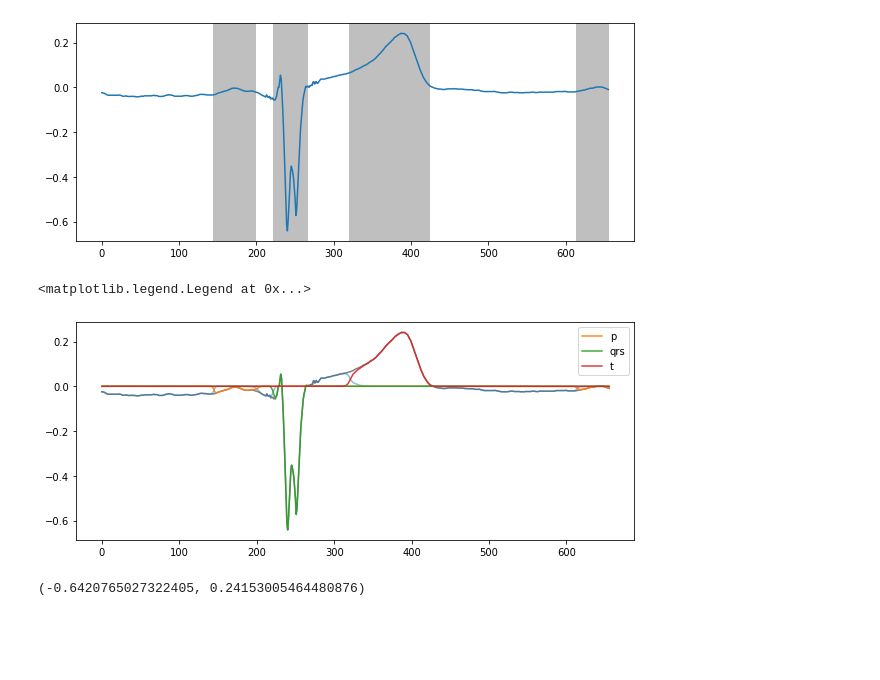
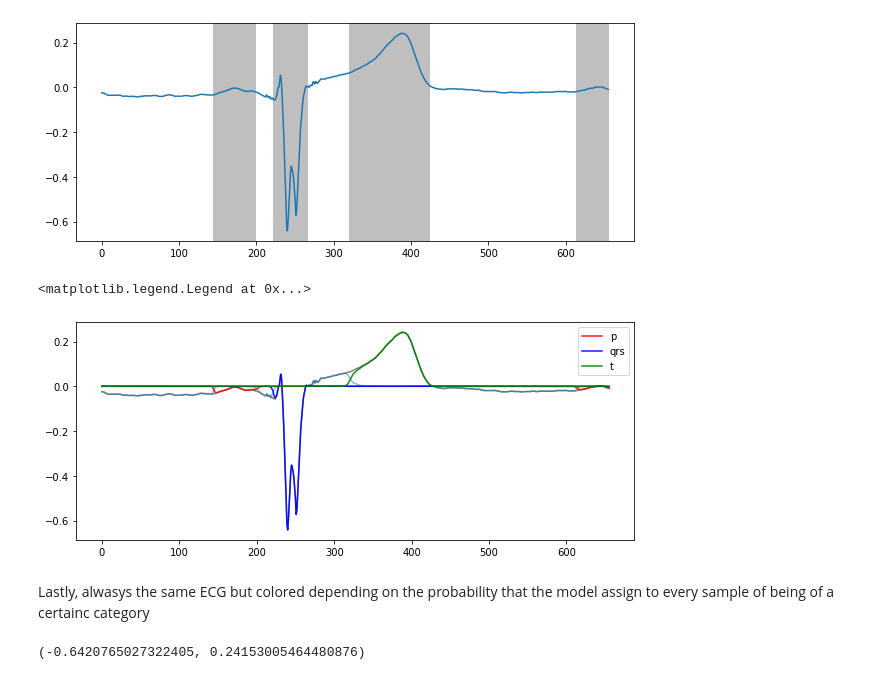
Before and after one commit to byschii/ecg-segmentation, a Jupyter notebook: unet_for_ecg.ipynb, the cells around one changed output. Cells and saved outputs as stored; diff of their text form; code cells hidden in the pictures; blank space fills up the shorter version.

```diff
--- a/unet_for_ecg.ipynb
+++ b/unet_for_ecg.ipynb
@@ -93,8 +93,8 @@ from tensorflow.keras.utils import to_categorical
 LEADS = ['avf', 'avl', 'avr', 'i', 'ii', 'iii', 'v1', 'v2', 'v3', 'v4', 'v5', 'v6']
 DATA_FOLDER = "./lobachevsky-university-electrocardiography-database-1.0.1/data"
 SEGMENT_TO_COLOR = {
+    'p': 'red',
     'N': 'blue',
     't': 'green',
-    'p': 'red'
 }
 ECG_SIZE = 41*16 # -> 32*16 = 512
@@ -343,7 +371,7 @@ for ecg_index in range(1,200):
         try:
             start = 0
             s = EGCSignal.from_index_and_lead(ecg_index, lead)
-            for ecg_part in range(0, 3):
+            for ecg_part in range(0, 4):
                 s_copy = copy.deepcopy(s)
 
                 span = ECG_SIZE
@@ -362,5 +394,13 @@ for ecg_index in range(1,200):
 # %%
 
+"""
+To simplify the model i m creating some custom layers
+
+ - the ConvPassLayer to make a convolution with the appropriate padding and activation as described in the paper
+ - DownPassLayer to make a max pooling and 2 convolutions
+ - UpPassLayer which makes a 'deconvolution', concatenates with same-height layer and makes 2 conv
+
+"""
 class ConvPassLayer(layers.Layer):
     def __init__(self, n_conv_filters, activation='relu', padding_size = 4, **kwargs):
         super(ConvPassLayer, self).__init__(**kwargs)
@@ -458,8 +498,7 @@ class UpPassLayer(layers.Layer):
 
         return conv2
 
-    def compute_output_shape(self, input_shape):
-        return input_shape
+
 
     def get_config(self):
         config = super().get_config()
@@ -472,41 +511,40 @@ class UpPassLayer(layers.Layer):
 
 
 def UNET(inpusize =ECG_SIZE):
+    # first block
     inputs = Input((inpusize, 1))
     block1layer1 = ConvPassLayer(4)(inputs)
     block1layer2 = ConvPassLayer(4)(block1layer1)
 
+    # convolution blocks
     block2layer2 = DownPassLayer(8)(block1layer2)
-
     block3layer2 = DownPassLayer(16)(block2layer2)
-
     block4layer2 = DownPassLayer(32)(block3layer2)
 
-
+    # 'bottleneck' layer
     pool4 = MaxPooling1D(2)(block4layer2)
     block5layer1 = ConvPassLayer(64)(pool4)
     block5layer2 = ConvPassLayer(64)(block5layer1)
 
-
+    # deconv and concatenation
     block4up = UpPassLayer(64)(block4layer2, block5layer2)
-
     block3up = UpPassLayer(32)(block3layer2, block4up)
     block2up = UpPassLayer(16)(block2layer2, block3up)
 
-
-
+    # final block
     transposed1 = Conv1DTranspose(filters = 8, kernel_size = 8, strides = 2, padding = 'same')(block2up)
     block1layer3 = Concatenate()([transposed1, block1layer2])
     block1layer4 = ConvPassLayer(4)(block1layer3)
     block1layer5 = ConvPassLayer(4, activation='softmax')(block1layer4)
 
+    # create model
     return Model(inputs, block1layer5)
 
-
+# just plot model and a prediction
+# to check that layer sizes matches
 m = UNET()
 m.summary()
 print(f"""
 {m.predict(X[0].reshape(1, ECG_SIZE, 1))[0]}
-
 """)
 # %% [output]
@@ -792,22 +865,24 @@ pred = Y_test_pred[ecg_index]
 # %%
 plt.figure(figsize=(10, 4))
 
 plt.plot(signal, color = "gray")
 plt.plot(pred[:,0]*signal, alpha=0.5) # predicted not interesting
 
-plt.plot(pred[:,3]*signal, alpha=0.9, label= "p") # predicted p
+plt.plot(pred[:,3]*signal, alpha=0.9, label= "p", c=SEGMENT_TO_COLOR['p']) # predicted p
 
-plt.plot(pred[:,1]*signal, alpha=0.9, label= "qrs") # predicted qrs
-plt.plot(pred[:,2]*signal, alpha=0.9, label= "t") # predicted t
+plt.plot(pred[:,1]*signal, alpha=0.9, label= "qrs", c=SEGMENT_TO_COLOR['N']) # predicted qrs
+plt.plot(pred[:,2]*signal, alpha=0.9, label= "t", c=SEGMENT_TO_COLOR['t']) # predicted t
 
 plt.legend(
     loc='upper right',
     ncol=1,
 
 )
 # %% [output]
 <matplotlib.legend.Legend at 0x...>
-[figure, old version]
+[figure, new version]
+# %% [markdown]
+Lastly, alwasys the same ECG but colored depending on the probability that the model assign to every sample of being of a certainc category
 # %%
 from matplotlib.collections import LineCollection
 from matplotlib.colors import ListedColormap
```
Also changed, not shown: parts of 34 cells of this notebook.
